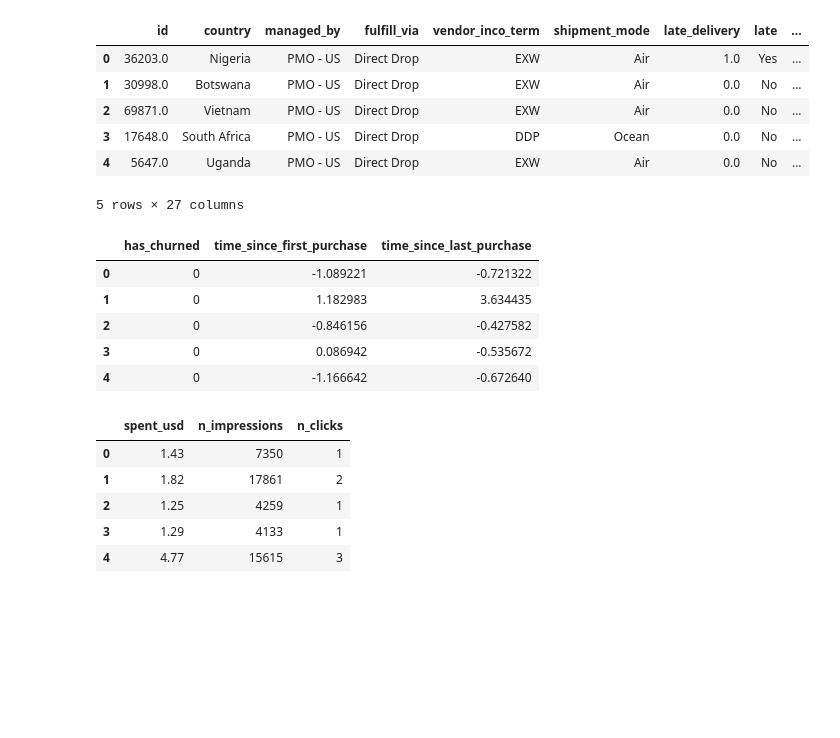
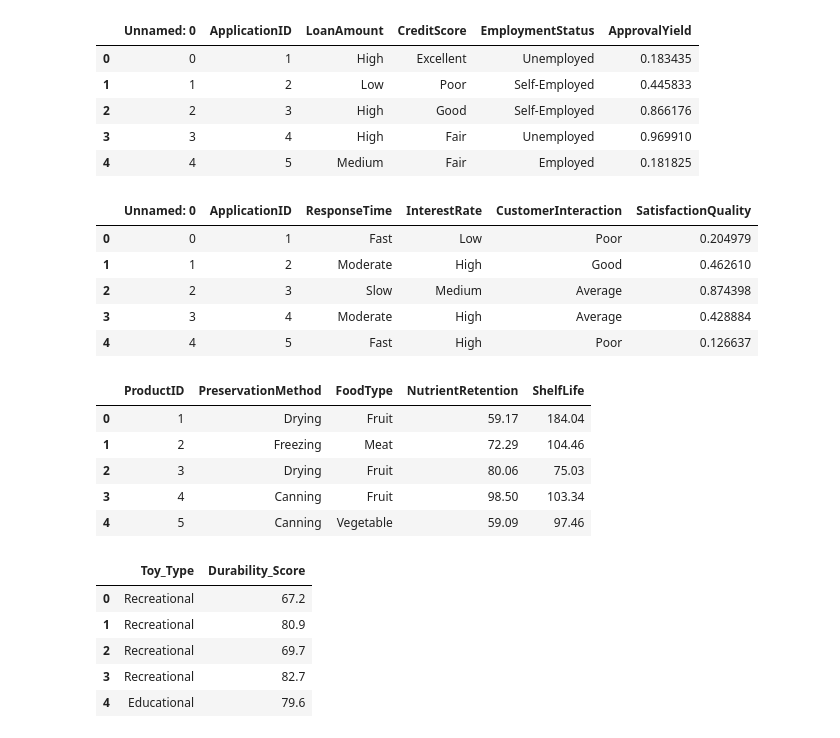
Before and after one commit to Rohanrathod7/my-ds-labs, a Jupyter notebook: 30_Experimental_Design_in_Python/04_Advanced_Insights_from_Experimental_Complexity.ipynb, the cells around one changed output. Drawn from its saved outputs; the diff is of its cells as text; code cells hidden in the pictures; blank space fills up the shorter version.

```diff
--- a/30_Experimental_Design_in_Python/04_Advanced_Insights_from_Experimental_Complexity.ipynb
+++ b/30_Experimental_Design_in_Python/04_Advanced_Insights_from_Experimental_Complexity.ipynb
@@ -7,43 +7,61 @@ import numpy as np
 import pandas as pd
 import datetime as dt
 # %%
-
 import pandas as pd
 
-url = "https://raw.githubusercontent.com/Rohanrathod7/my-ds-labs/main/29_Hypothesis_Testing_in_Python/dataset/late_shipments.feather"
+url = "https://raw.githubusercontent.com/Rohanrathod7/my-ds-labs/main/30_Experimental_Design_in_Python/dataset/loan_approval_yield.csv"
 # Read the CSV file
 # The original code tried to read a feather file as a CSV, and had a UnicodeDecodeError.
 # The file extension is feather, so it should be read using pd.read_feather.
 # Also, the variable name was confusing, it should be spotify_population.
-late_shipments = pd.read_feather(url)
-display(late_shipments.head())
+loan_approval_yield = pd.read_csv(url)
+display(loan_approval_yield.head())
 
-url = "https://raw.githubusercontent.com/Rohanrathod7/my-ds-labs/main/26_Introduction_to_Regression_with_statsmodels_in_Python/dataset/churn.csv"
+url = "https://raw.githubusercontent.com/Rohanrathod7/my-ds-labs/main/30_Experimental_Design_in_Python/dataset/customer_satisfaction.csv"
 # Read the CSV file
-churn = pd.read_csv(url)
-display(churn.head())
+# The original code tried to read a feather file as a CSV, and had a UnicodeDecodeError.
+# The file extension is feather, so it should be read using pd.read_feather.
+# Also, the variable name was confusing, it should be spotify_population.
+customer_satisfaction = pd.read_csv(url)
+display(customer_satisfaction.head())
 
-url = "https://raw.githubusercontent.com/Rohanrathod7/my-ds-labs/main/26_Introduction_to_Regression_with_statsmodels_in_Python/dataset/ad_conversion.csv"
+url = "https://raw.githubusercontent.com/Rohanrathod7/my-ds-labs/main/30_Experimental_Design_in_Python/dataset/food_preservation.csv"
 # Read the CSV file
-ad_conversion = pd.read_csv(url)
-display(ad_conversion.head())
+# The original code tried to read a feather file as a CSV, and had a UnicodeDecodeError.
+# The file extension is feather, so it should be read using pd.read_feather.
+# Also, the variable name was confusing, it should be spotify_population.
+food_preservation = pd.read_csv(url)
+display(food_preservation.head())
+
+url = "https://raw.githubusercontent.com/Rohanrathod7/my-ds-labs/main/30_Experimental_Design_in_Python/dataset/toy_durability.csv"
+# Read the CSV file
+# The original code tried to read a feather file as a CSV, and had a UnicodeDecodeError.
+# The file extension is feather, so it should be read using pd.read_feather.
+# Also, the variable name was confusing, it should be spotify_population.
+toy_durability = pd.read_csv(url)
+display(toy_durability.head())
 # %% [output]
-|  | id | country | managed_by | fulfill_via | vendor_inco_term | shipment_mode | late_delivery | late | ... |
-| 0 | 36203.0 | Nigeria | PMO - US | Direct Drop | EXW | Air | 1.0 | Yes | ... |
-| 1 | 30998.0 | Botswana | PMO - US | Direct Drop | EXW | Air | 0.0 | No | ... |
-| 2 | 69871.0 | Vietnam | PMO - US | Direct Drop | EXW | Air | 0.0 | No | ... |
-| 3 | 17648.0 | South Africa | PMO - US | Direct Drop | DDP | Ocean | 0.0 | No | ... |
-| 4 | 5647.0 | Uganda | PMO - US | Direct Drop | EXW | Air | 0.0 | No | ... |
+|  | Unnamed: 0 | ApplicationID | LoanAmount | CreditScore | EmploymentStatus | ApprovalYield |
+| 0 | 0 | 1 | High | Excellent | Unemployed | 0.183435 |
+| 1 | 1 | 2 | Low | Poor | Self-Employed | 0.445833 |
+| 2 | 2 | 3 | High | Good | Self-Employed | 0.866176 |
+| 3 | 3 | 4 | High | Fair | Unemployed | 0.969910 |
+| 4 | 4 | 5 | Medium | Fair | Employed | 0.181825 |
-5 rows × 27 columns
-|  | has_churned | time_since_first_purchase | time_since_last_purchase |
-| 0 | 0 | -1.089221 | -0.721322 |
-| 1 | 0 | 1.182983 | 3.634435 |
-| 2 | 0 | -0.846156 | -0.427582 |
-| 3 | 0 | 0.086942 | -0.535672 |
-| 4 | 0 | -1.166642 | -0.672640 |
+|  | Unnamed: 0 | ApplicationID | ResponseTime | InterestRate | CustomerInteraction | SatisfactionQuality |
+| 0 | 0 | 1 | Fast | Low | Poor | 0.204979 |
+| 1 | 1 | 2 | Moderate | High | Good | 0.462610 |
+| 2 | 2 | 3 | Slow | Medium | Average | 0.874398 |
+| 3 | 3 | 4 | Moderate | High | Average | 0.428884 |
+| 4 | 4 | 5 | Fast | High | Poor | 0.126637 |
-|  | spent_usd | n_impressions | n_clicks |
-| 0 | 1.43 | 7350 | 1 |
-| 1 | 1.82 | 17861 | 2 |
-| 2 | 1.25 | 4259 | 1 |
-| 3 | 1.29 | 4133 | 1 |
-| 4 | 4.77 | 15615 | 3 |
+|  | ProductID | PreservationMethod | FoodType | NutrientRetention | ShelfLife |
+| 0 | 1 | Drying | Fruit | 59.17 | 184.04 |
+| 1 | 2 | Freezing | Meat | 72.29 | 104.46 |
+| 2 | 3 | Drying | Fruit | 80.06 | 75.03 |
+| 3 | 4 | Canning | Fruit | 98.50 | 103.34 |
+| 4 | 5 | Canning | Vegetable | 59.09 | 97.46 |
+|  | Toy_Type | Durability_Score |
+| 0 | Recreational | 67.2 |
+| 1 | Recreational | 80.9 |
+| 2 | Recreational | 69.7 |
+| 3 | Recreational | 82.7 |
+| 4 | Educational | 79.6 |
```
Also changed, not shown: parts of 33 cells of this notebook.
